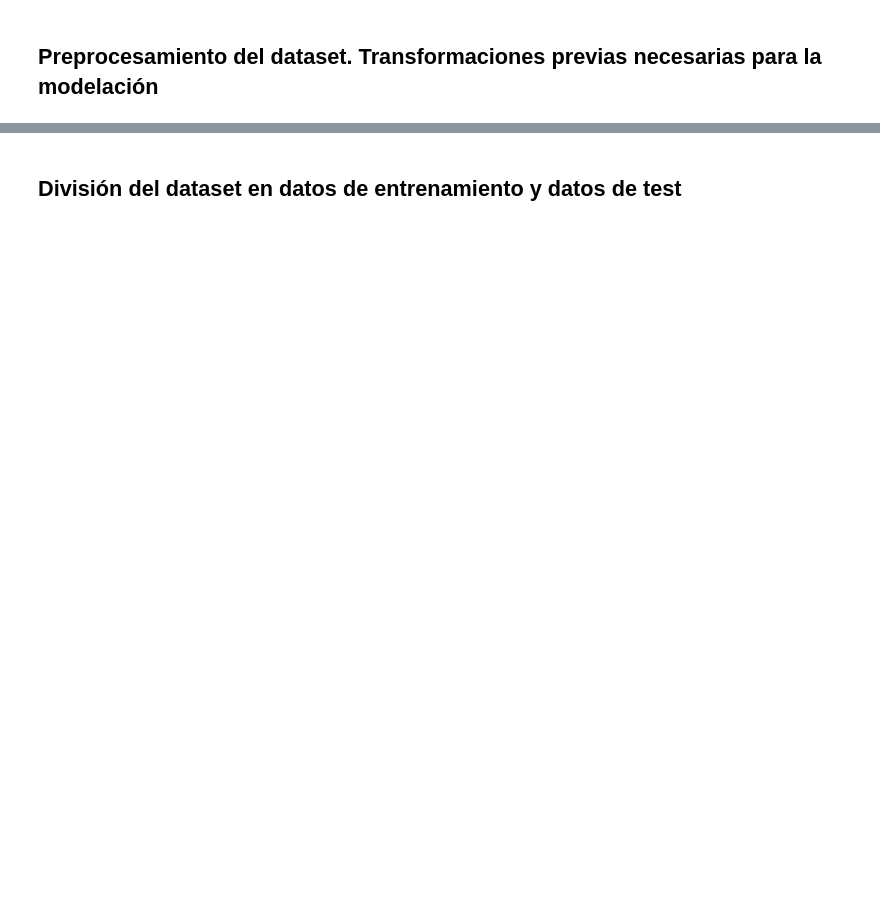
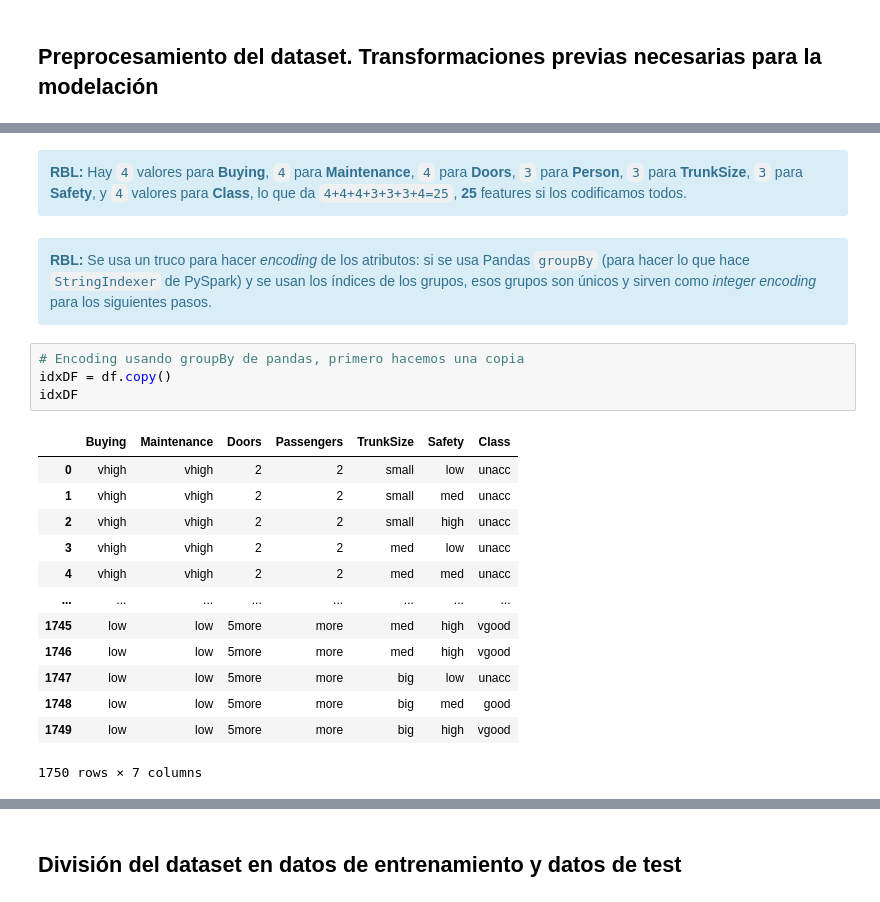
Before and after one commit to ColombianJoker/UNIR_TIA_Entregas, a Jupyter notebook: Entrega 1/Barrios_Lascar_Actividad_1.ipynb, the cells around one changed output, grey strips where cells are left out. Saved outputs shown, nothing was run; the diff lists cells and outputs as text; blank space fills up the shorter version.

```diff
--- a/Entrega 1/Barrios_Lascar_Actividad_1.ipynb
+++ b/Entrega 1/Barrios_Lascar_Actividad_1.ipynb
@@ -125,0 +152,24 @@ Se tienen las columnas ya mencionadas, que se detallan:<ul>
+# %% [markdown]
+<div class="alert alert-block alert-info"> <b>RBL: </b>Hay <code>4</code> valores para <b>Buying</b>, <code>4</code> para <b>Maintenance</b>, <code>4</code> para <b>Doors</b>, <code>3</code> para <b>Person</b>, <code>3</code> para <b>TrunkSize</b>, <code>3</code> para <b>Safety</b>, y <code>4</code> valores para <b>Class</b>, lo que da <code>4+4+4+3+3+3+4=25</code>, <b>25</b> features si los codificamos todos.
+</div>
+# %% [markdown]
+<div class="alert alert-block alert-info"> <b>RBL: </b>Se usa un truco para hacer <i>encoding</i> de los atributos: si se usa Pandas <code>groupBy</code> (para hacer lo que hace <code>StringIndexer</code> de PySpark) y se usan los índices de los grupos, esos grupos son únicos y sirven como <i>integer encoding</i> para los siguientes pasos.
+</div>
+# %%
+# Encoding usando groupBy de pandas, primero hacemos una copia
+idxDF = df.copy()
+idxDF
+# %% [output]
+|  | Buying | Maintenance | Doors | Passengers | TrunkSize | Safety | Class |
+| 0 | vhigh | vhigh | 2 | 2 | small | low | unacc |
+| 1 | vhigh | vhigh | 2 | 2 | small | med | unacc |
+| 2 | vhigh | vhigh | 2 | 2 | small | high | unacc |
+| 3 | vhigh | vhigh | 2 | 2 | med | low | unacc |
+| 4 | vhigh | vhigh | 2 | 2 | med | med | unacc |
+| ... | ... | ... | ... | ... | ... | ... | ... |
+| 1745 | low | low | 5more | more | med | high | vgood |
+| 1746 | low | low | 5more | more | med | high | vgood |
+| 1747 | low | low | 5more | more | big | low | unacc |
+| 1748 | low | low | 5more | more | big | med | good |
+| 1749 | low | low | 5more | more | big | high | vgood |
+1750 rows × 7 columns
```
Also changed, not shown: parts of 21 cells of this notebook, 1 other file.
